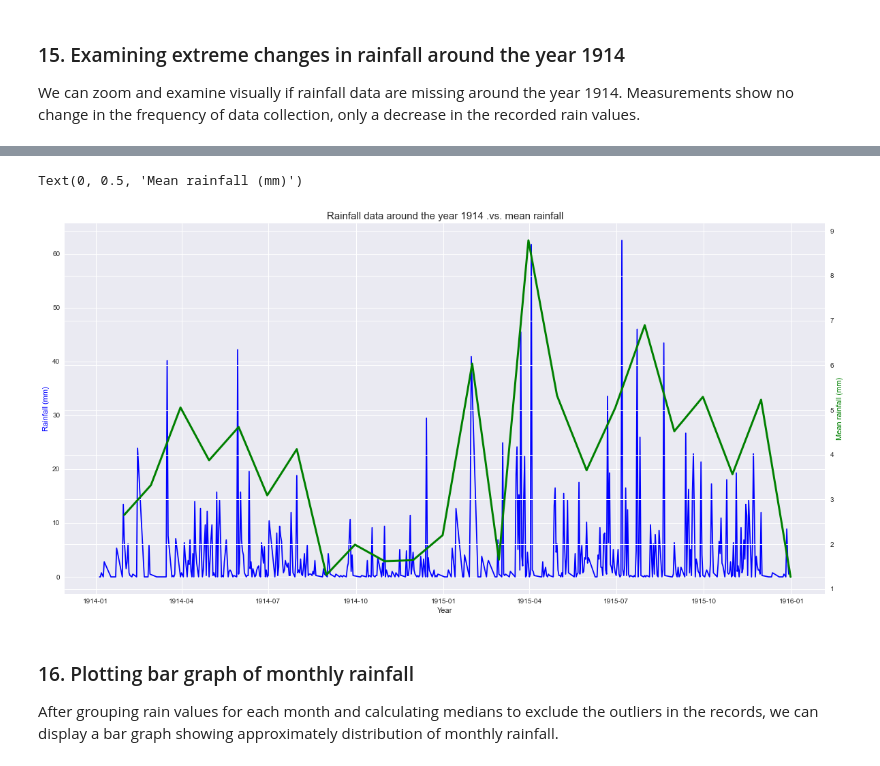
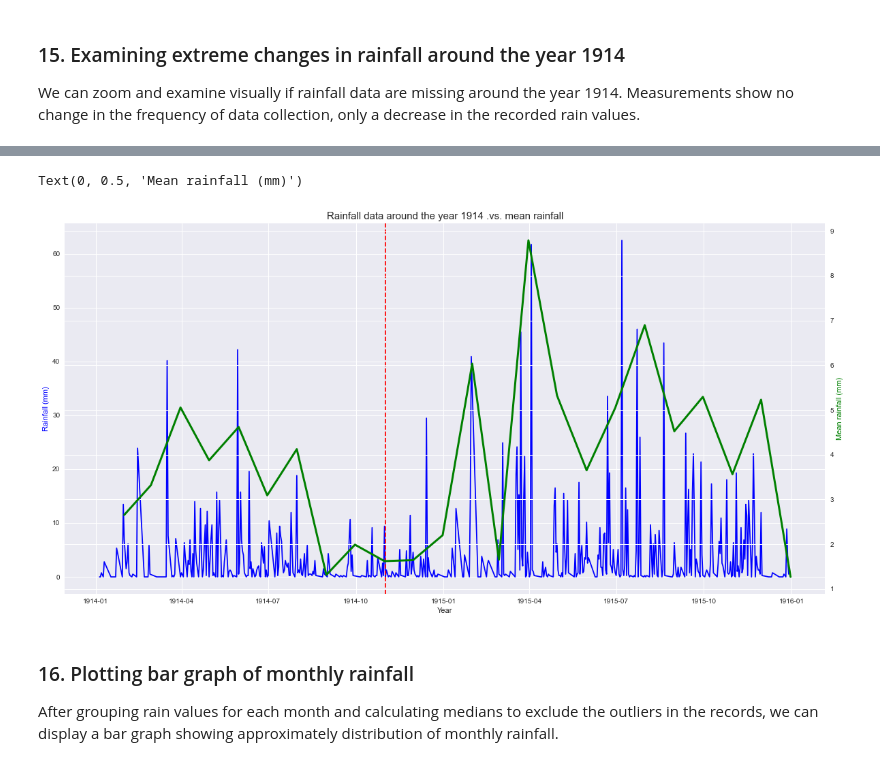
Before and after one commit to lilianasku/Time-series-analysis, a Jupyter notebook: notebooks/Rainfall_EDA.ipynb, the cells around one changed output, grey strips where cells are left out. Saved outputs shown, nothing was run; the diff lists cells and outputs as text; code cells hidden in the pictures.

```diff
--- a/notebooks/Rainfall_EDA.ipynb
+++ b/notebooks/Rainfall_EDA.ipynb
@@ -359,6 +378,7 @@ ax.plot(rain_1020.index, rain_1020['rain_value'], color = 'b')
 ax.set_xlabel('Year')
 ax.set_ylabel('Rainfall (mm)', color = 'b')
 ax.set_title('Rainfall data around the year 1914 .vs. mean rainfall', fontsize=15)
+ax.axvline('1914-11', color = 'red', linestyle = '--')
 
 ax2 = ax.twinx()
 ax2.plot(df.index, df['rain_value'], color = 'g', linewidth=3)
@@ -368,5 +388,5 @@ Wall time: 41.6 ms
 Text(0, 0.5, 'Mean rainfall (mm)')
-[figure, old version]
+[figure, new version]
 # %% [markdown]
 ### 16. Plotting bar graph of monthly rainfall
 
```
Also changed, not shown: parts of 10 cells of this notebook.
